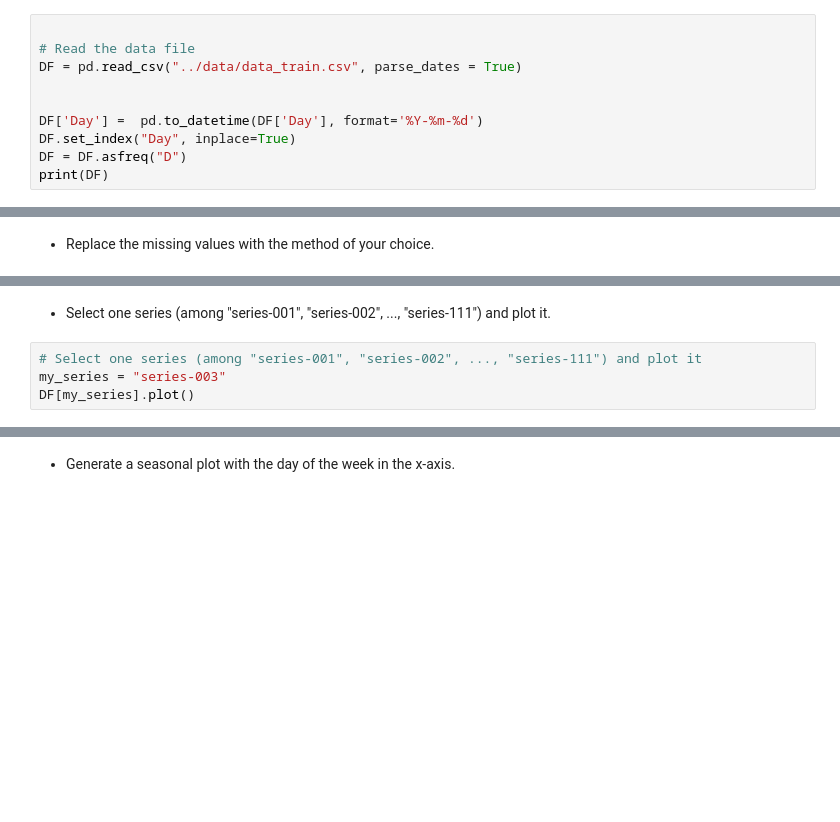
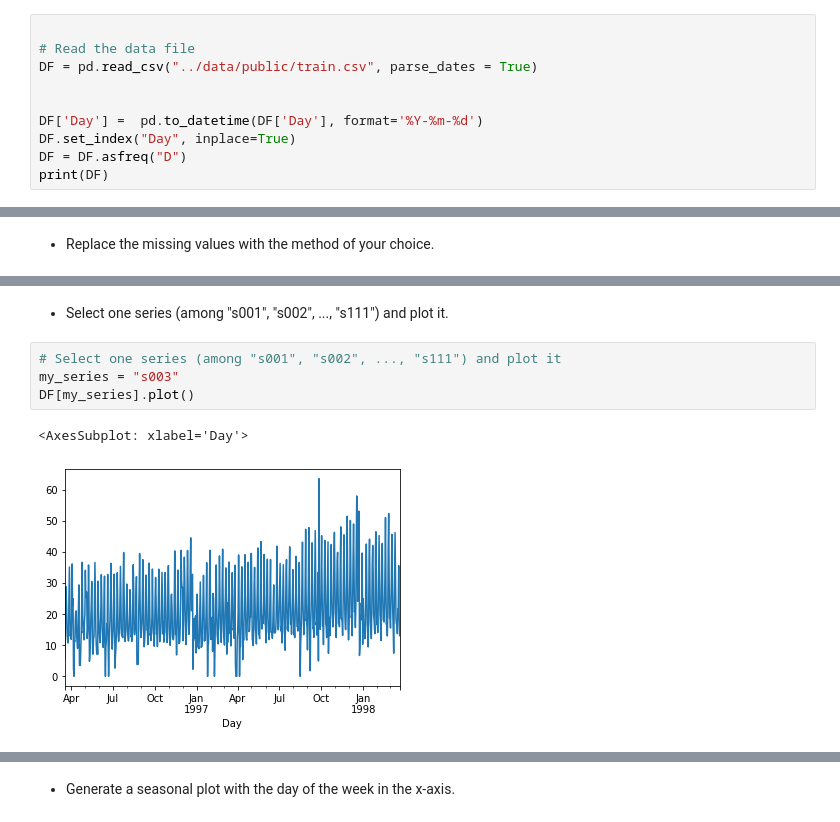
Before and after one commit to bsouhaib/Hands-On-AI-2022-Challenge3, a Jupyter notebook: Exercises/1_basics_solution.ipynb, the cells around one changed output, grey strips where cells are left out. Cells and saved outputs as stored; diff of their text form; blank space fills up the shorter version.

```diff
--- a/Exercises/1_basics_solution.ipynb
+++ b/Exercises/1_basics_solution.ipynb
@@ -37,7 +55,7 @@ acorr_ljungbox(white_noise, lags = 10)
 # %%
 
 # Read the data file
-DF = pd.read_csv("../data/data_train.csv", parse_dates = True)
+DF = pd.read_csv("../data/public/train.csv", parse_dates = True)
 
 
 DF['Day'] =  pd.to_datetime(DF['Day'], format='%Y-%m-%d')
@@ -61,9 +125,12 @@ print(DF.isna().sum().sort_values(ascending=False))
 # %% [markdown]
-- Select one series (among "series-001", "series-002", ..., "series-111") and plot it.
+- Select one series (among "s001", "s002", ..., "s111") and plot it.
 # %%
-# Select one series (among "series-001", "series-002", ..., "series-111") and plot it
-my_series = "series-003"
+# Select one series (among "s001", "s002", ..., "s111") and plot it
+my_series = "s003"
 DF[my_series].plot()
+# %% [output]
+<AxesSubplot: xlabel='Day'>
+[figure, added]
 # %%
 # Extract calendar variables from dates (useful for seasonal plots)
 DF["d"] = DF.index.day.to_numpy()
```
Also changed, not shown: parts of 31 cells of this notebook, 9 other files.
